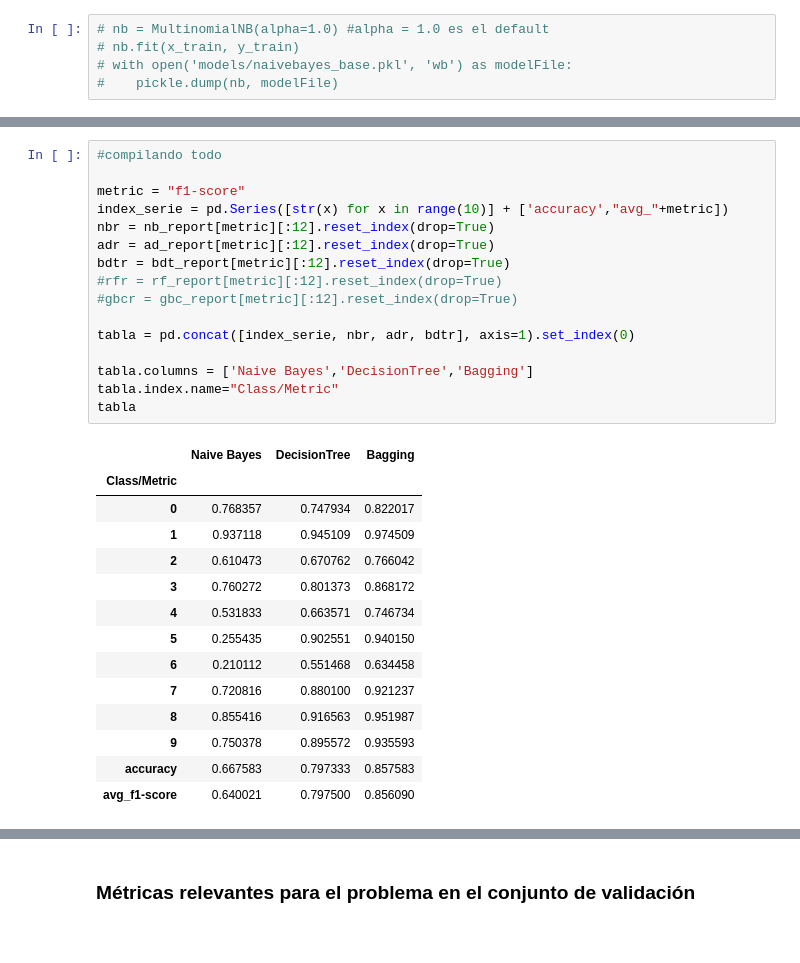
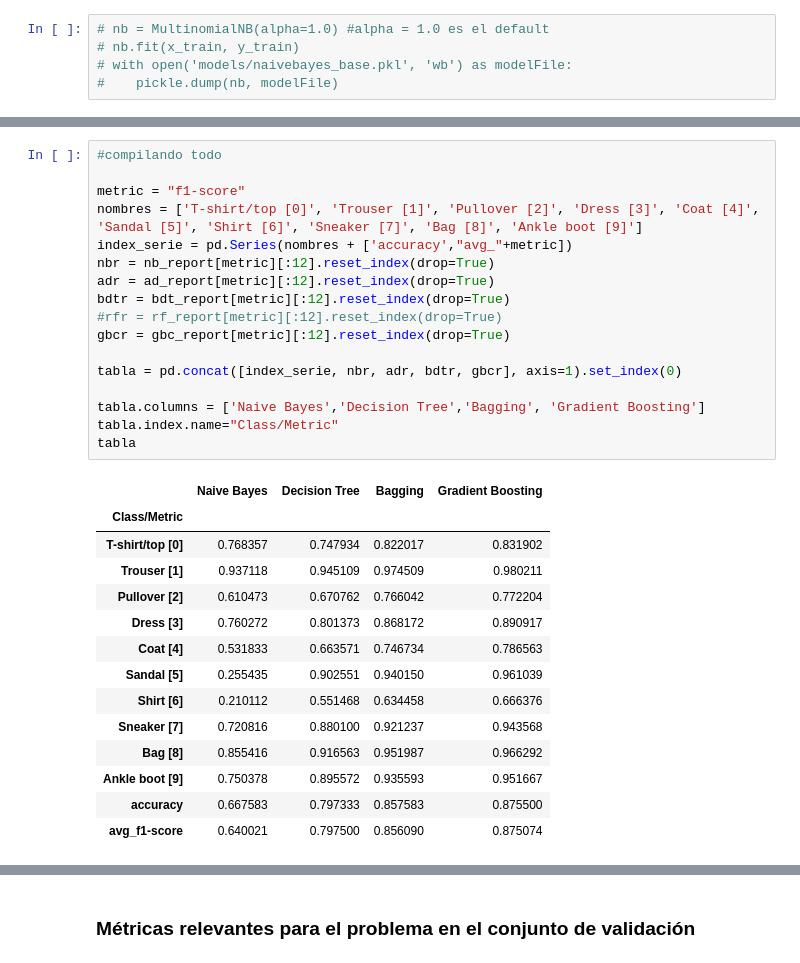
Before and after one commit to mcnanton/tp2AA, a Jupyter notebook: TP2AA.ipynb, the cells around one changed output, grey strips where cells are left out. Drawn from its saved outputs; the diff is of its cells as text.

```diff
--- a/TP2AA.ipynb
+++ b/TP2AA.ipynb
@@ -465,32 +478,33 @@ Accuracy val: 0.668
 # %%
 #compilando todo
 
 metric = "f1-score"
-index_serie = pd.Series([str(x) for x in range(10)] + ['accuracy',"avg_"+metric])
+nombres = ['T-shirt/top [0]', 'Trouser [1]', 'Pullover [2]', 'Dress [3]', 'Coat [4]', 'Sandal [5]', 'Shirt [6]', 'Sneaker [7]', 'Bag [8]', 'Ankle boot [9]']
+index_serie = pd.Series(nombres + ['accuracy',"avg_"+metric])
 nbr = nb_report[metric][:12].reset_index(drop=True)
 adr = ad_report[metric][:12].reset_index(drop=True)
 bdtr = bdt_report[metric][:12].reset_index(drop=True)
 #rfr = rf_report[metric][:12].reset_index(drop=True)
-#gbcr = gbc_report[metric][:12].reset_index(drop=True)
+gbcr = gbc_report[metric][:12].reset_index(drop=True)
 
-tabla = pd.concat([index_serie, nbr, adr, bdtr], axis=1).set_index(0)
+tabla = pd.concat([index_serie, nbr, adr, bdtr, gbcr], axis=1).set_index(0)
 
-tabla.columns = ['Naive Bayes','DecisionTree','Bagging']
+tabla.columns = ['Naive Bayes','Decision Tree','Bagging', 'Gradient Boosting']
 tabla.index.name="Class/Metric"
 tabla
 # %% [output]
-|  | Naive Bayes | DecisionTree | Bagging |
-| Class/Metric |  |  |  |
-| 0 | 0.768357 | 0.747934 | 0.822017 |
-| 1 | 0.937118 | 0.945109 | 0.974509 |
-| 2 | 0.610473 | 0.670762 | 0.766042 |
-| 3 | 0.760272 | 0.801373 | 0.868172 |
-| 4 | 0.531833 | 0.663571 | 0.746734 |
-| 5 | 0.255435 | 0.902551 | 0.940150 |
-| 6 | 0.210112 | 0.551468 | 0.634458 |
-| 7 | 0.720816 | 0.880100 | 0.921237 |
-| 8 | 0.855416 | 0.916563 | 0.951987 |
-| 9 | 0.750378 | 0.895572 | 0.935593 |
-| accuracy | 0.667583 | 0.797333 | 0.857583 |
-| avg_f1-score | 0.640021 | 0.797500 | 0.856090 |
+|  | Naive Bayes | Decision Tree | Bagging | Gradient Boosting |
+| Class/Metric |  |  |  |  |
+| T-shirt/top [0] | 0.768357 | 0.747934 | 0.822017 | 0.831902 |
+| Trouser [1] | 0.937118 | 0.945109 | 0.974509 | 0.980211 |
+| Pullover [2] | 0.610473 | 0.670762 | 0.766042 | 0.772204 |
+| Dress [3] | 0.760272 | 0.801373 | 0.868172 | 0.890917 |
+| Coat [4] | 0.531833 | 0.663571 | 0.746734 | 0.786563 |
+| Sandal [5] | 0.255435 | 0.902551 | 0.940150 | 0.961039 |
+| Shirt [6] | 0.210112 | 0.551468 | 0.634458 | 0.666376 |
+| Sneaker [7] | 0.720816 | 0.880100 | 0.921237 | 0.943568 |
+| Bag [8] | 0.855416 | 0.916563 | 0.951987 | 0.966292 |
+| Ankle boot [9] | 0.750378 | 0.895572 | 0.935593 | 0.951667 |
+| accuracy | 0.667583 | 0.797333 | 0.857583 | 0.875500 |
+| avg_f1-score | 0.640021 | 0.797500 | 0.856090 | 0.875074 |
 # %%
```
Also changed, not shown: parts of 13 cells of this notebook, 2 other files.
